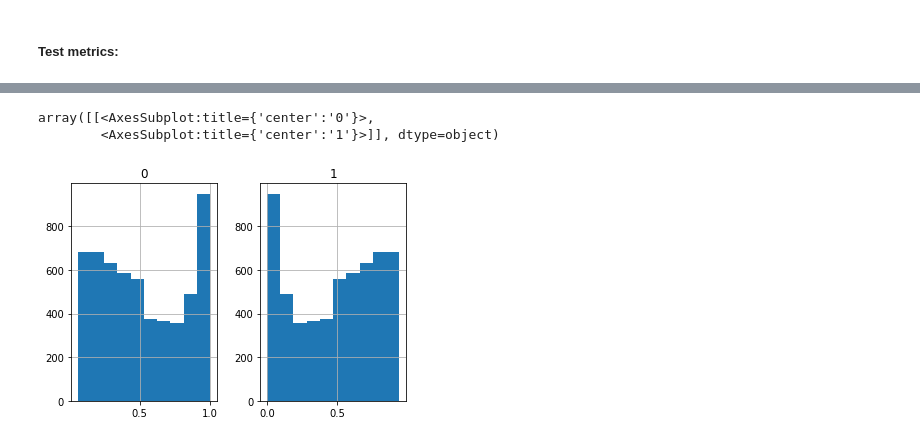
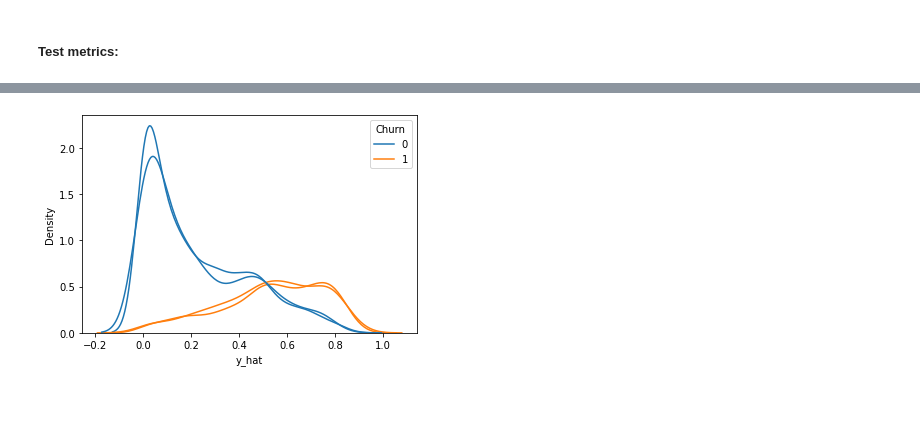
Before and after one commit to manugaco/use_cases, a Jupyter notebook: Customers_Churn_Prediction/Supervised_SL_Churn_prediction.ipynb, the cells around one changed output, grey strips where cells are left out. Saved outputs shown, nothing was run; the diff lists cells and outputs as text; code cells hidden in the pictures; blank space fills up the shorter version.

```diff
--- a/Customers_Churn_Prediction/Supervised_SL_Churn_prediction.ipynb
+++ b/Customers_Churn_Prediction/Supervised_SL_Churn_prediction.ipynb
@@ -893,6 +882,11 @@ fig, axs = plt.subplots(ncols=2,figsize=(15,5))
-# %%
-sns.kdeplot
-# %% [output]
-array([[<AxesSubplot:title={'center':'0'}>,
-        <AxesSubplot:title={'center':'1'}>]], dtype=object)
-[figure, removed]
+# %%
+prob_y_train = clf.predict_proba(X_train)
+prob_y_test = clf.predict_proba(X_test)
+df_train_preds = pd.concat([pd.DataFrame(y_train).reset_index(drop=True), pd.DataFrame(prob_y_train)], axis=1).rename(columns={1:'y_hat'})
+df_test_preds = pd.concat([pd.DataFrame(y_test).reset_index(drop=True), pd.DataFrame(prob_y_test)], axis=1).rename(columns={1:'y_hat'})
+# %%
+sns.kdeplot(data=df_train_preds, x='y_hat', hue='Churn')
+sns.kdeplot(data=df_test_preds, x='y_hat', hue='Churn')
+plt.show()
+# %% [output]
+[figure, added]
```
Also changed, not shown: parts of 17 cells of this notebook.
